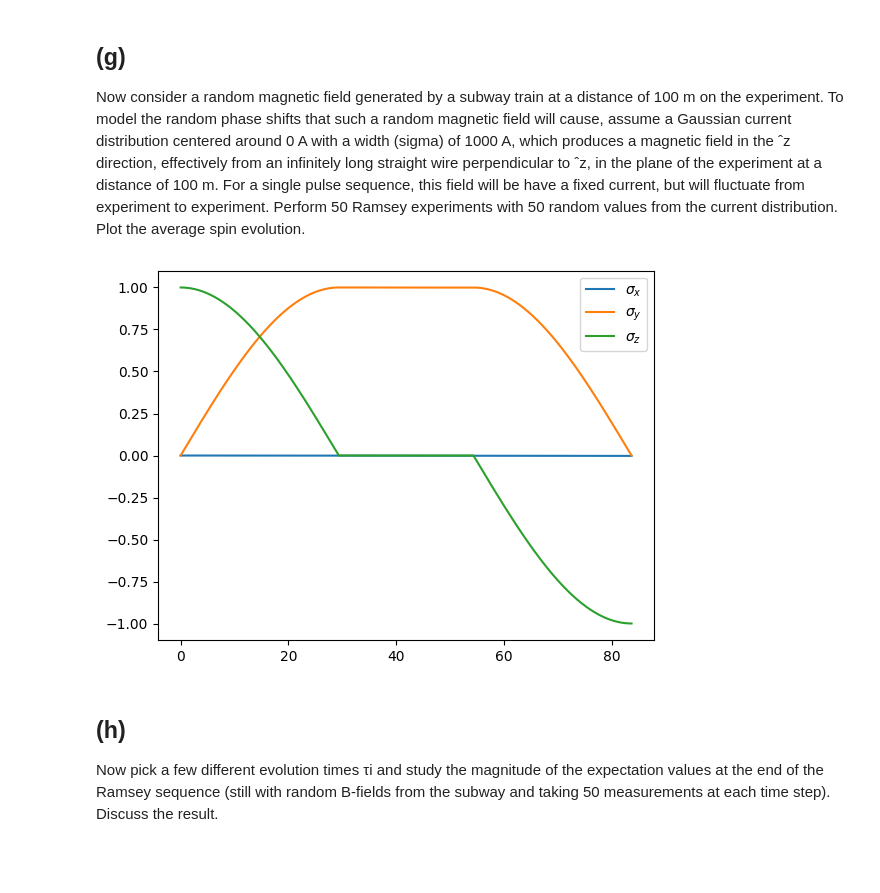
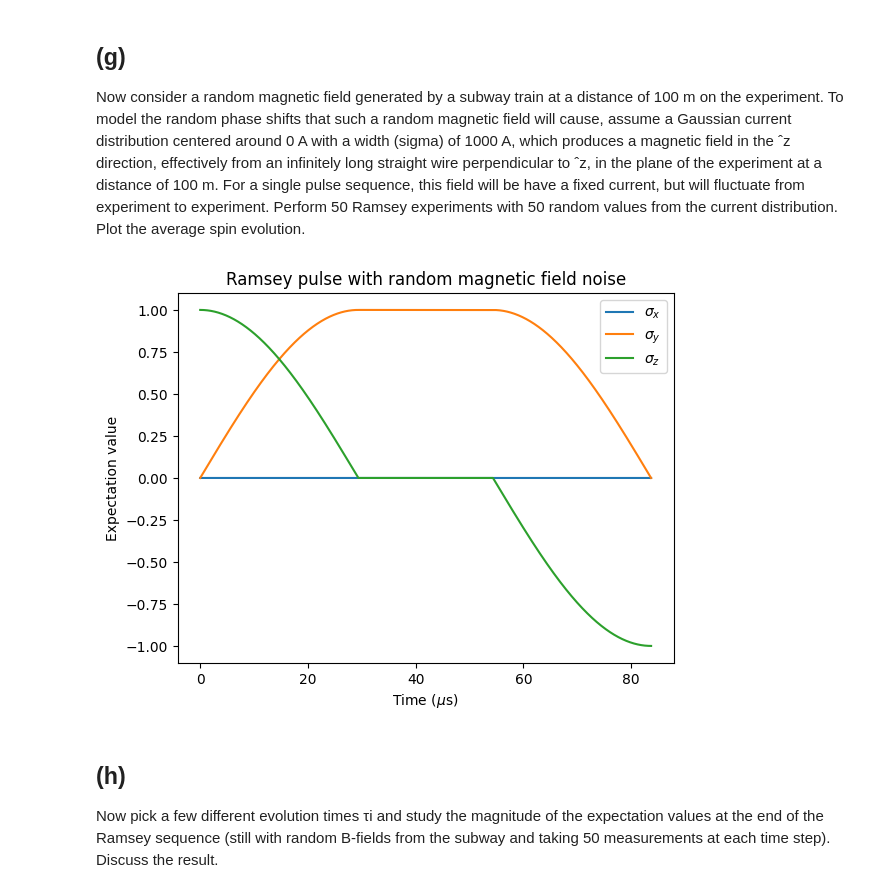
Before and after one commit to tsole0/QPROC, a Jupyter notebook: pset2.ipynb, the cells around one changed output. Cells and saved outputs as stored; diff of their text form; code cells hidden in the pictures; blank space fills up the shorter version.

```diff
--- a/pset2.ipynb
+++ b/pset2.ipynb
@@ -245,35 +249,37 @@ def train_sim(train_field_strengths, TAU):
         pulse_options = {
             'max_step': 10.0,
         }
 
         H = [
             [H_drive(z_larmor), 't < t_pi2'],
             [H_off(z_larmor),   '(t >= t_pi2) * (t < (t_pi2 + TAU))'],
             [H_drive(z_larmor), 't >= (t_pi2 + TAU)']
         ]
 
         # Calculate expectation
         result = qt.sesolve(H, ket_init, T, e_ops=[qt.sigmax(), qt.sigmay(), qt.sigmaz()], args=pulse_args, options=pulse_options)
 
         # Recalculate average
         result_time_evolve = np.array(result.expect)
 
         new_avg = avg_expectation + (result_time_evolve - avg_expectation) / (idx + 1)
         avg_expectation = new_avg
         new_avg = np.zeros_like(avg_expectation)
     return avg_expectation
 
 avg_expectation = train_sim(train_field_strengths, TAU)
 
 fig, ax = plt.subplots()
 
 ax.plot(T, avg_expectation[0], label='$\sigma_x$');
 ax.plot(T, avg_expectation[1], label='$\sigma_y$');
 ax.plot(T, avg_expectation[2], label='$\sigma_z$');
-
+ax.set_xlabel(r"Time ($\mu$s)")
+ax.set_ylabel("Expectation value")
+ax.set_title("Ramsey pulse with random magnetic field noise")
 ax.legend();
 # %% [output]
-[figure, old version]
+[figure, new version]
 # %% [markdown]
 ## (h)
 
```
Also changed, not shown: parts of 5 cells of this notebook.
